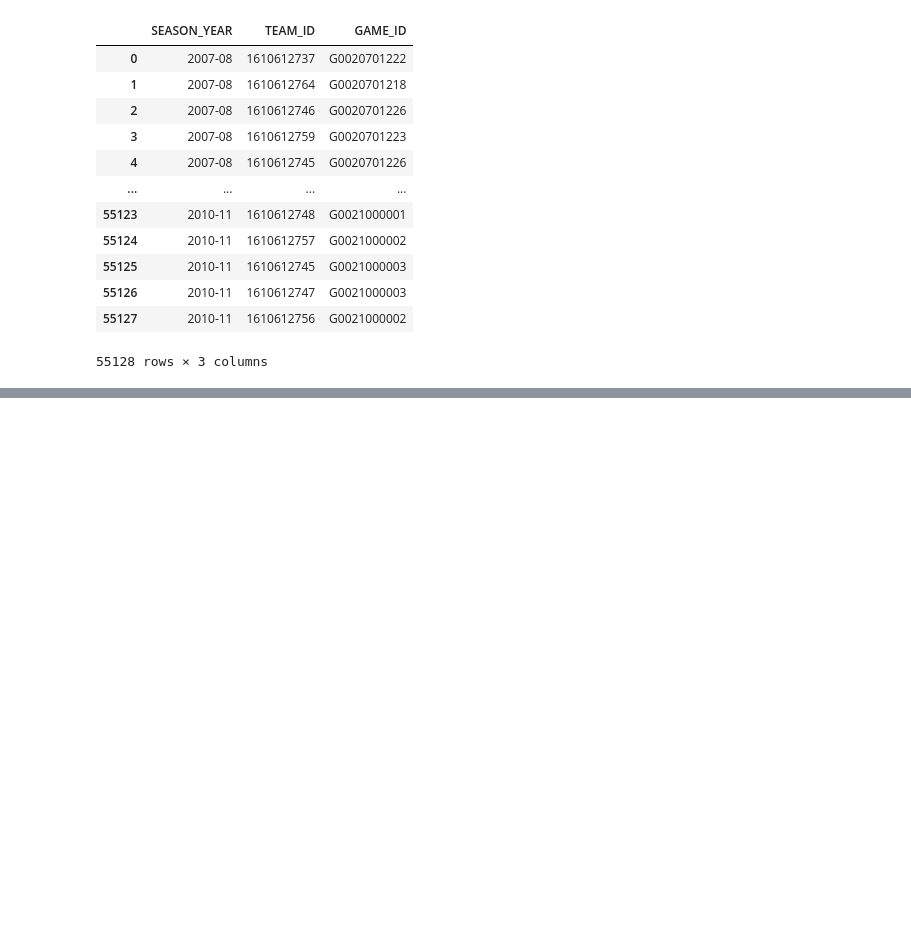
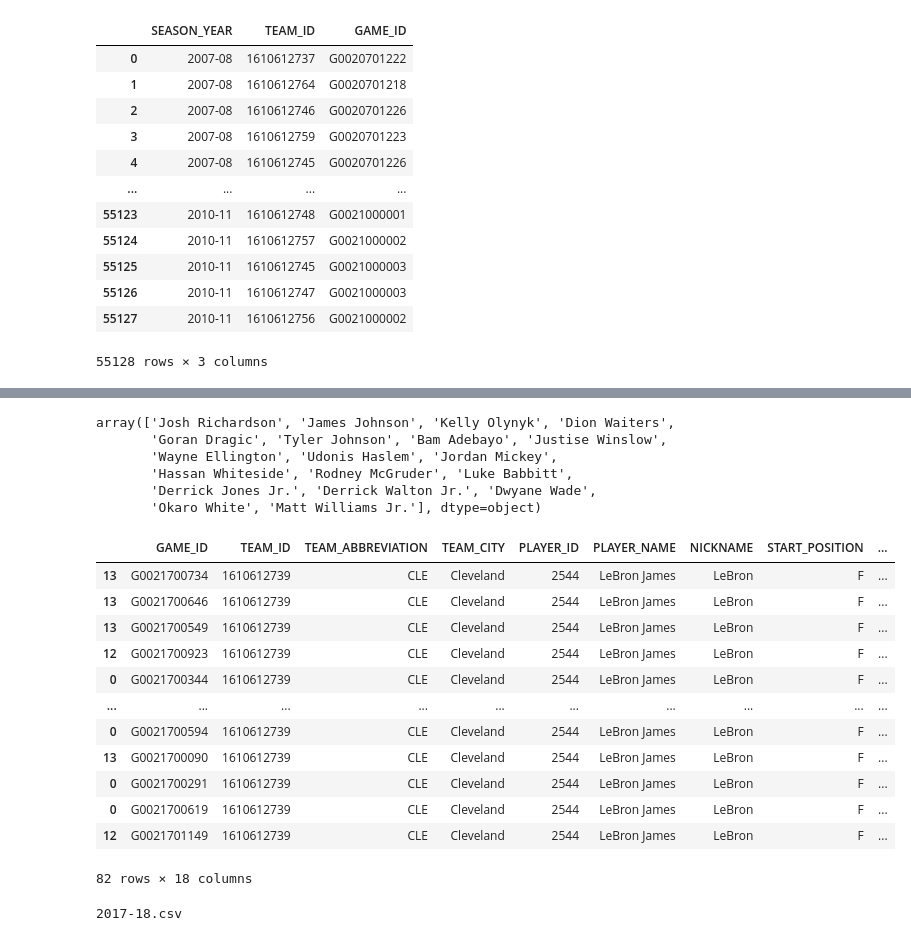
Before and after one commit to jordan-wegner/nba_prediction, a Jupyter notebook: 05_notebooks/00_npp_scratchpad.ipynb, the cells around one changed output, grey strips where cells are left out. Cells and saved outputs as stored; diff of their text form; code cells hidden in the pictures; blank space fills up the shorter version.

Commit message:
data pulled

```diff
--- a/05_notebooks/00_npp_scratchpad.ipynb
+++ b/05_notebooks/00_npp_scratchpad.ipynb
@@ -50,3 +50,24 @@ gids
 55128 rows × 3 columns
 # %%
 gotten_or_error = []
+# %%
+h1 = {'Host': 'stats.nba.com',
+               'User-Agent': 'Mozilla/5.0 (Windows NT 10.0; Win64; x64; rv:72.0) Gecko/20100101 Firefox/72.0',
+               'Accept': 'application/json, text/plain, */*', 'Accept-Language': 'en-US,en;q=0.5',
+               'Accept-Encoding': 'gzip, deflate, br',
+               'x-nba-stats-origin': 'stats',
+               'x-nba-stats-token': 'true',
+               'Connection': 'keep-alive',
+               'Referer': 'https://stats.nba.com/',
+               'Pragma': 'no-cache',
+               'Cache-Control': 'no-cache'}
+h2 = {'Host': 'stats.nba.com',
+    'User-Agent': 'Mozilla/5.0 (Windows NT 10.0; Win64; x64; rv:61.0) Gecko/20100101 Firefox/61.0',
+    'Accept': 'application/json, text/plain, */*',
+    'Accept-Language': 'en-US,en;q=0.5',
+    'Referer': 'https://stats.nba.com/',
+    'Accept-Encoding': 'gzip, deflate, br',
+    'Connection': 'keep-alive',
+    'x-nba-stats-origin': 'stats',
+    'x-nba-stats-token': 'true'
+}
@@ -58,22 +83,12 @@ from nba_api.stats.endpoints import boxscorefourfactorsv2
 def hit_boxscorefourfactorsv2(gs,skips,sn):
     # takes the game id data as input
     # returns the four factors data for each player in each game
-    headers = {'Host': 'stats.nba.com',
-               'User-Agent': 'Mozilla/5.0 (Windows NT 10.0; Win64; x64; rv:72.0) Gecko/20100101 Firefox/72.0',
-               'Accept': 'application/json, text/plain, */*', 'Accept-Language': 'en-US,en;q=0.5',
-               'Accept-Encoding': 'gzip, deflate, br',
-               'x-nba-stats-origin': 'stats',
-               'x-nba-stats-token': 'true',
-               'Connection': 'keep-alive',
-               'Referer': 'https://stats.nba.com/',
-               'Pragma': 'no-cache',
-               'Cache-Control': 'no-cache'}
     bsffs = []
     count = 0
     gs = gs[(~gs['GAME_ID'].isin(skips))&(gs['SEASON_YEAR']==sn)]
     for i in set(gs['GAME_ID']):
         print("Starting: {}".format(i))
-        bsff = boxscorefourfactorsv2.BoxScoreFourFactorsV2(game_id=i[1:],headers = headers, timeout=60).get_data_frames()[0]
+        bsff = boxscorefourfactorsv2.BoxScoreFourFactorsV2(game_id=i[1:],headers = h1, timeout=60).get_data_frames()[0]
         bsffs.append(bsff)
         print("Finished: {}".format(i))
         count = count+1
@@ -83,6 +98,8 @@ def hit_boxscorefourfactorsv2(gs,skips,sn):
     BSFF = pd.concat(bsffs)
     BSFF['GAME_ID'] = 'G'+BSFF['GAME_ID']
     return BSFF
+# %%
+season = '2017-18'
 # %%
-bs = hit_boxscorefourfactorsv2(gids,gotten_or_error,'2000-01')
+bs = hit_boxscorefourfactorsv2(gids,gotten_or_error,season)
 # %% [output]
@@ -125,0 +139,30 @@ bs2.to_csv('temp.csv')
+# %%
+bs[bs['TEAM_ABBREVIATION']=='MIA']['PLAYER_NAME'].unique()
+# %% [output]
+array(['Josh Richardson', 'James Johnson', 'Kelly Olynyk', 'Dion Waiters',
+       'Goran Dragic', 'Tyler Johnson', 'Bam Adebayo', 'Justise Winslow',
+       'Wayne Ellington', 'Udonis Haslem', 'Jordan Mickey',
+       'Hassan Whiteside', 'Rodney McGruder', 'Luke Babbitt',
+       'Derrick Jones Jr.', 'Derrick Walton Jr.', 'Dwyane Wade',
+       'Okaro White', 'Matt Williams Jr.'], dtype=object)
+# %%
+bs[bs['PLAYER_NAME']=='LeBron James']
+# %% [output]
+|  | GAME_ID | TEAM_ID | TEAM_ABBREVIATION | TEAM_CITY | PLAYER_ID | PLAYER_NAME | NICKNAME | START_POSITION | ... |
+| 13 | G0021700734 | 1610612739 | CLE | Cleveland | 2544 | LeBron James | LeBron | F | ... |
+| 13 | G0021700646 | 1610612739 | CLE | Cleveland | 2544 | LeBron James | LeBron | F | ... |
+| 13 | G0021700549 | 1610612739 | CLE | Cleveland | 2544 | LeBron James | LeBron | F | ... |
+| 12 | G0021700923 | 1610612739 | CLE | Cleveland | 2544 | LeBron James | LeBron | F | ... |
+| 0 | G0021700344 | 1610612739 | CLE | Cleveland | 2544 | LeBron James | LeBron | F | ... |
+| ... | ... | ... | ... | ... | ... | ... | ... | ... | ... |
+| 0 | G0021700594 | 1610612739 | CLE | Cleveland | 2544 | LeBron James | LeBron | F | ... |
+| 13 | G0021700090 | 1610612739 | CLE | Cleveland | 2544 | LeBron James | LeBron | F | ... |
+| 0 | G0021700291 | 1610612739 | CLE | Cleveland | 2544 | LeBron James | LeBron | F | ... |
+| 0 | G0021700619 | 1610612739 | CLE | Cleveland | 2544 | LeBron James | LeBron | F | ... |
+| 12 | G0021701149 | 1610612739 | CLE | Cleveland | 2544 | LeBron James | LeBron | F | ... |
+82 rows × 18 columns
+# %%
+file_id = season+'.csv'
+print(file_id)
+# %% [output]
+2017-18.csv
```
Also changed, not shown: parts of 19 cells of this notebook, 1 other file.
